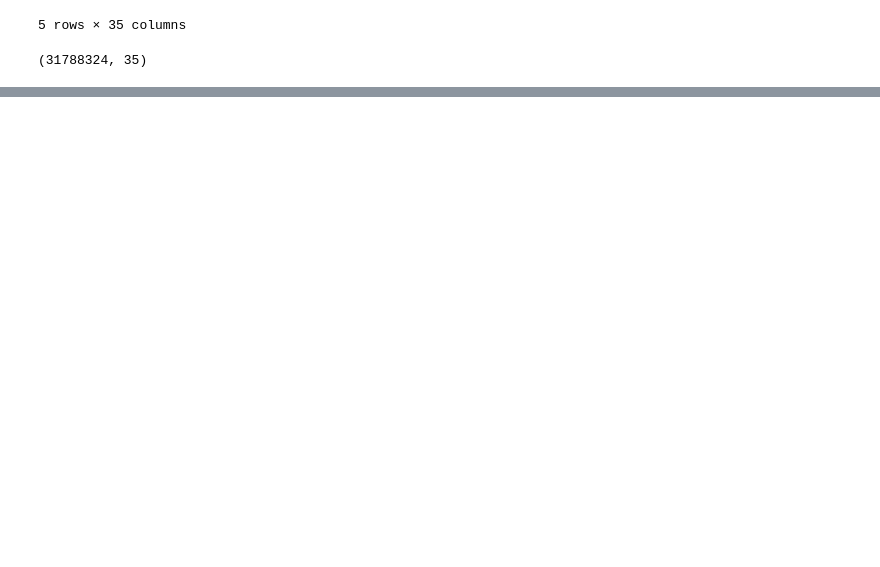
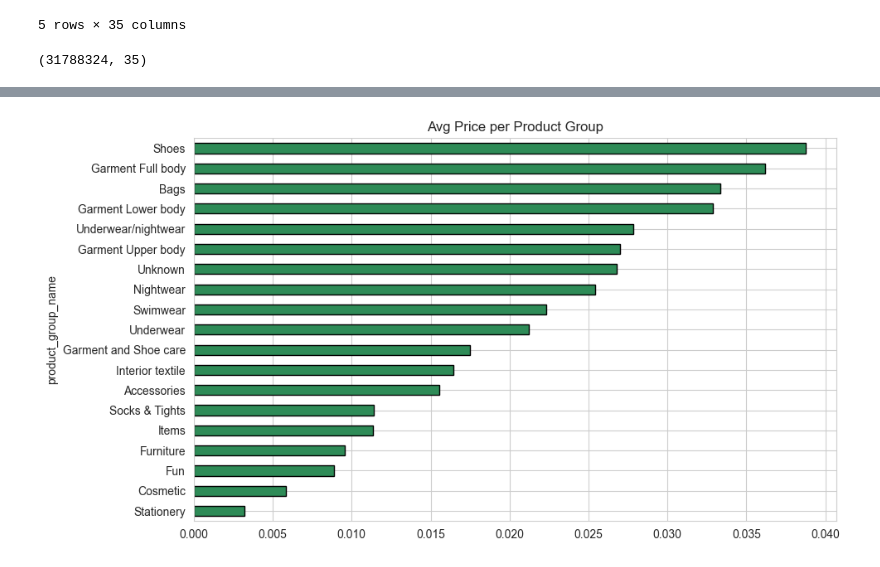
Before and after one commit to vaibhpande21/HndM-Fashion-Recommendation-System, a Jupyter notebook: rec.ipynb, the cells around one changed output, grey strips where cells are left out. Cells and saved outputs as stored; diff of their text form; code cells hidden in the pictures; blank space fills up the shorter version.

```diff
--- a/rec.ipynb
+++ b/rec.ipynb
@@ -82,0 +116,6 @@ hm.shape
+# %%
+hm.groupby('product_group_name')['price'].mean().sort_values().plot(kind='barh', figsize=(10,6), color='seagreen', edgecolor='black')
+plt.title("Avg Price per Product Group")
+plt.show()
+# %% [output]
+[figure, added]
```
Also changed, not shown: parts of 4 cells of this notebook.
